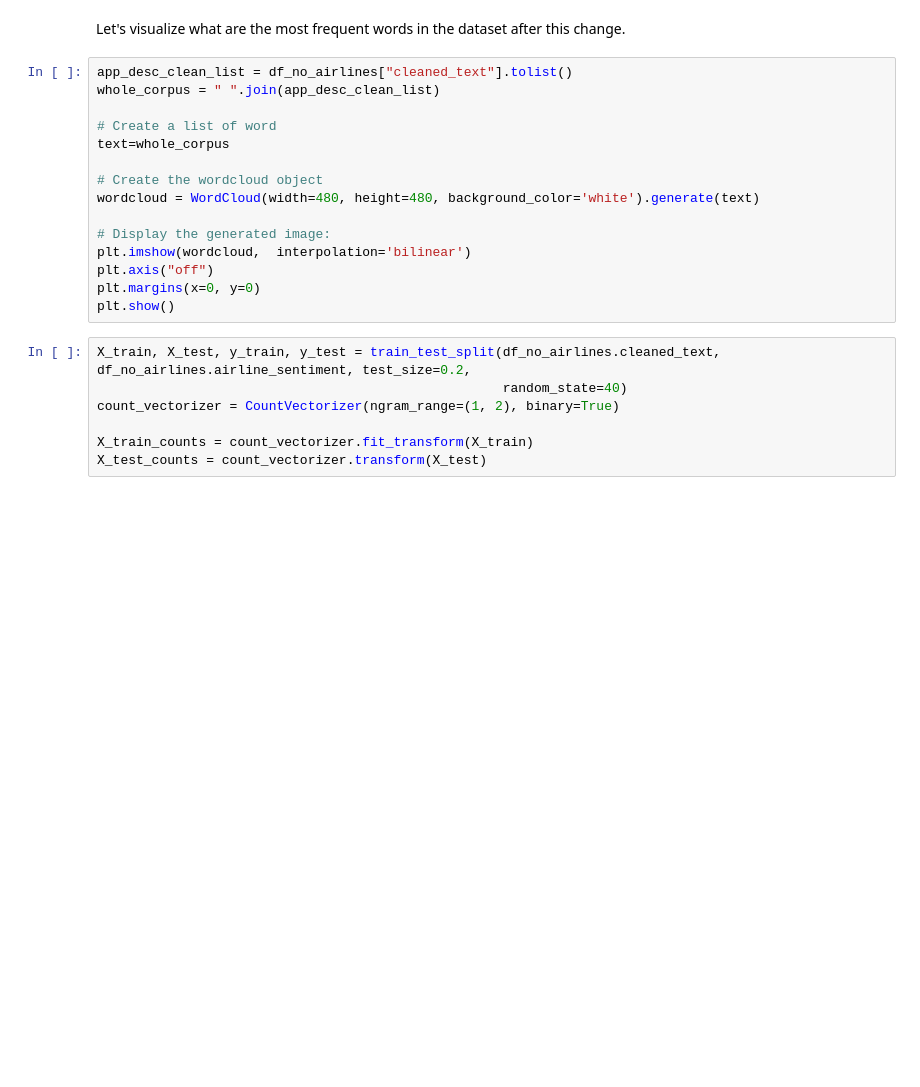
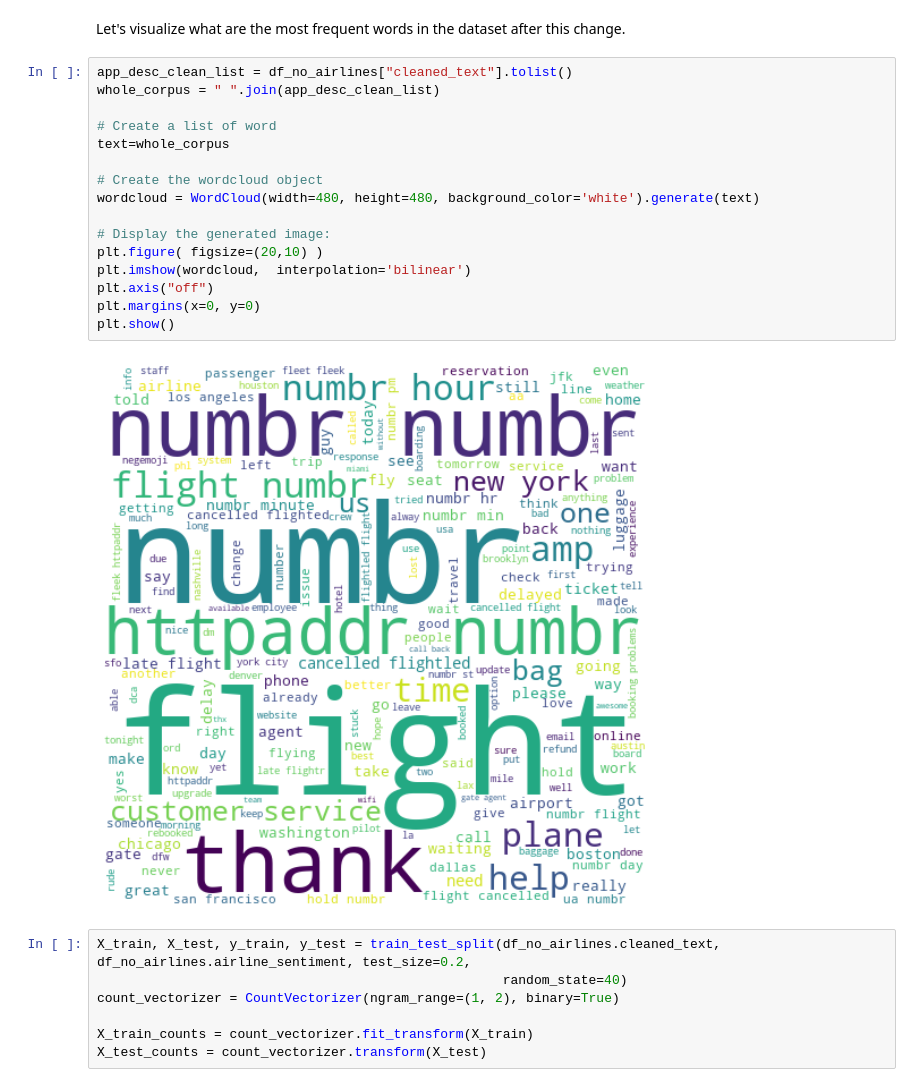
Before and after one commit to TheRootOf3/ucl-nlp-notebook-series, a Jupyter notebook: Notebook6/Notebook6.ipynb, the cells around one changed output. Saved outputs shown, nothing was run; the diff lists cells and outputs as text; blank space fills up the shorter version.

```diff
--- a/Notebook6/Notebook6.ipynb
+++ b/Notebook6/Notebook6.ipynb
@@ -824,18 +1227,21 @@ Let's visualize what are the most frequent words in the dataset after this chang
 # %%
 app_desc_clean_list = df_no_airlines["cleaned_text"].tolist()
 whole_corpus = " ".join(app_desc_clean_list)
 
 # Create a list of word
 text=whole_corpus
 
 # Create the wordcloud object
 wordcloud = WordCloud(width=480, height=480, background_color='white').generate(text)
 
 # Display the generated image:
+plt.figure( figsize=(20,10) )
 plt.imshow(wordcloud,  interpolation='bilinear')
 plt.axis("off")
 plt.margins(x=0, y=0)
 plt.show()
+# %% [output]
+[figure, added]
 # %%
 X_train, X_test, y_train, y_test = train_test_split(df_no_airlines.cleaned_text, df_no_airlines.airline_sentiment, test_size=0.2,
                                                     random_state=40)
```
Also changed, not shown: parts of 122 cells of this notebook, 6 other files.
